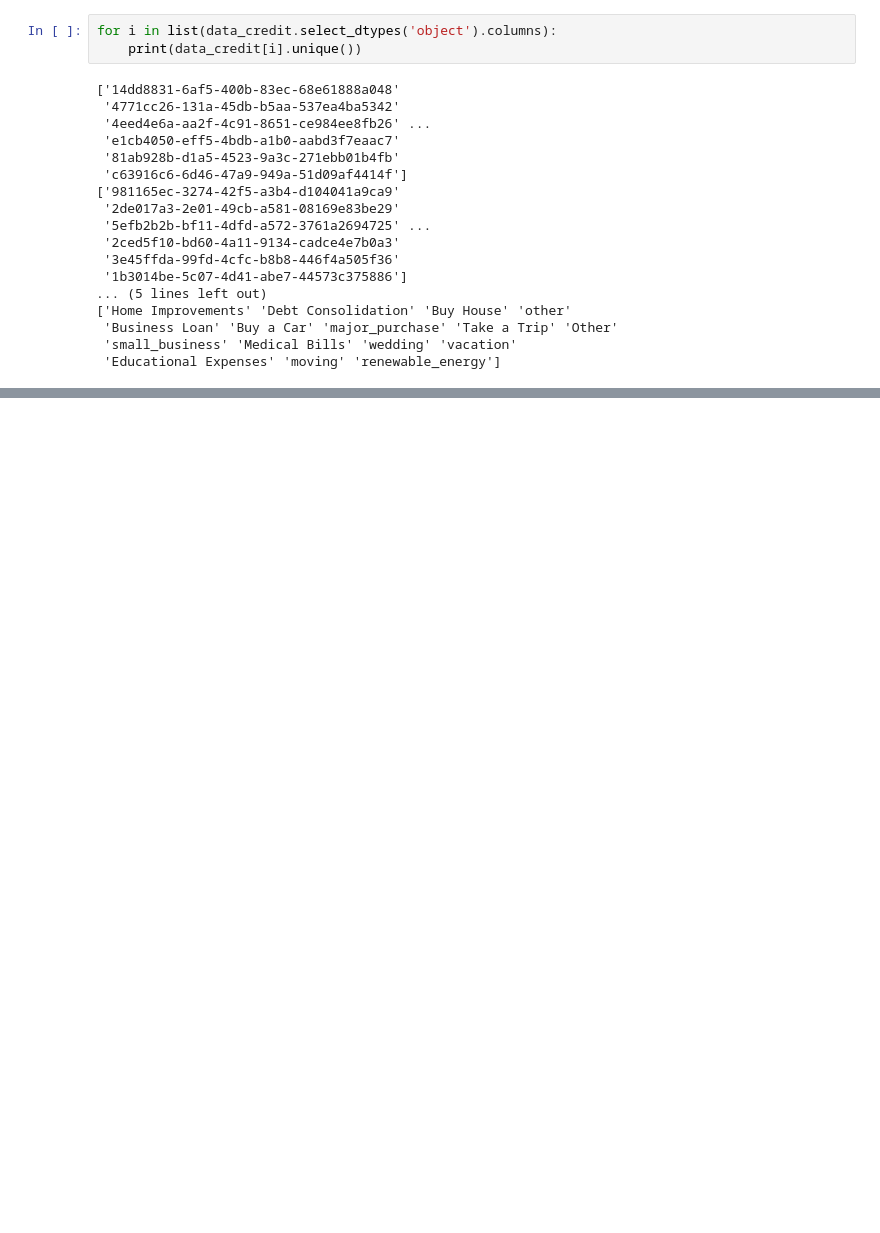
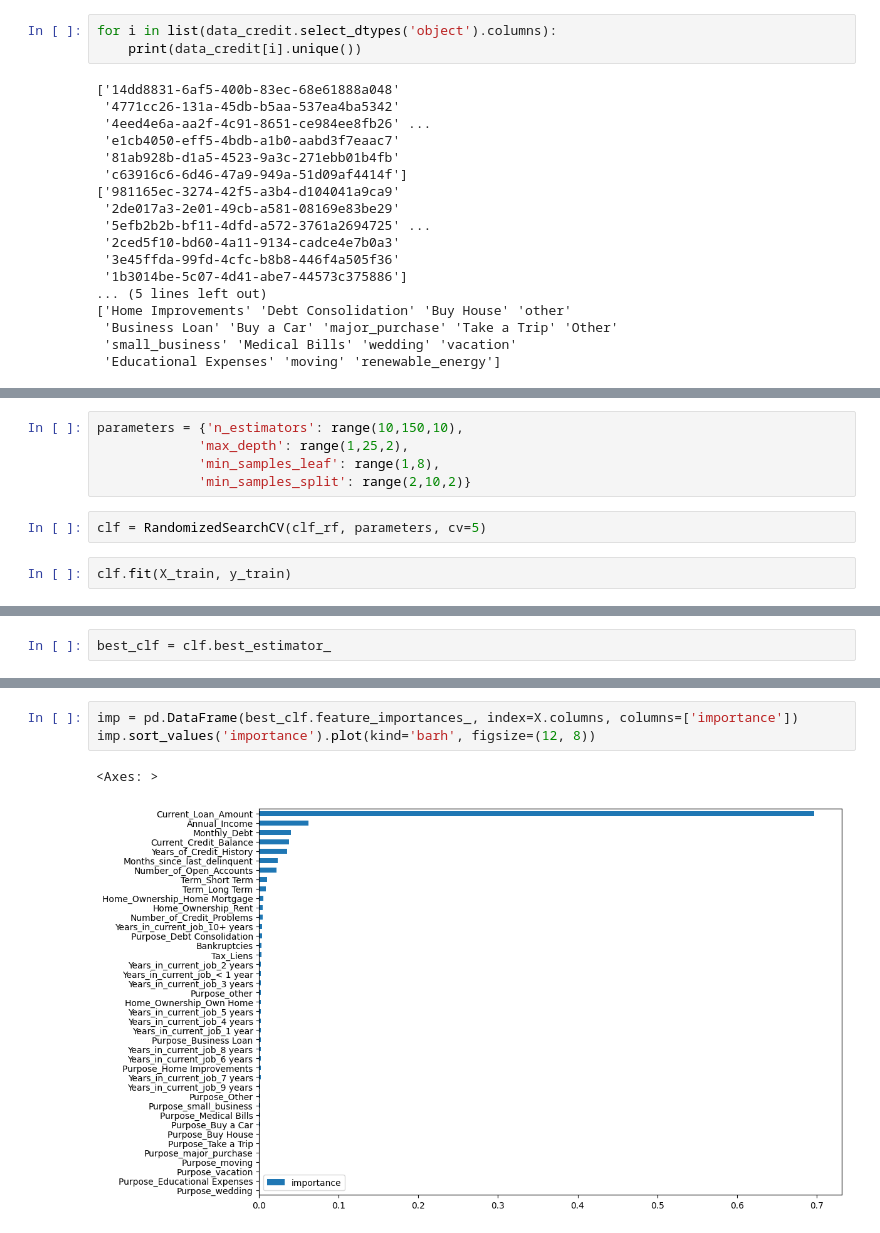
Before and after one commit to Spaceboy450/CreditRuiner, a Jupyter notebook: CREDIT_RUINER.ipynb, the cells around one changed output, grey strips where cells are left out. Drawn from its saved outputs; the diff is of its cells as text; blank space fills up the shorter version.

```diff
--- a/CREDIT_RUINER.ipynb
+++ b/CREDIT_RUINER.ipynb
@@ -253,0 +565,9 @@ for i in list(data_credit.select_dtypes('object').columns):
+# %%
+parameters = {'n_estimators': range(10,150,10),
+             'max_depth': range(1,25,2),
+             'min_samples_leaf': range(1,8),
+             'min_samples_split': range(2,10,2)}
+# %%
+clf = RandomizedSearchCV(clf_rf, parameters, cv=5)
+# %%
+clf.fit(X_train, y_train)
@@ -253,0 +590,2 @@ for i in list(data_credit.select_dtypes('object').columns):
+# %%
+best_clf = clf.best_estimator_
@@ -253,0 +606,6 @@ for i in list(data_credit.select_dtypes('object').columns):
+# %%
+imp = pd.DataFrame(best_clf.feature_importances_, index=X.columns, columns=['importance'])
+imp.sort_values('importance').plot(kind='barh', figsize=(12, 8))
+# %% [output]
+<Axes: >
+[figure, added]
```
Also changed, not shown: parts of 67 cells of this notebook.
